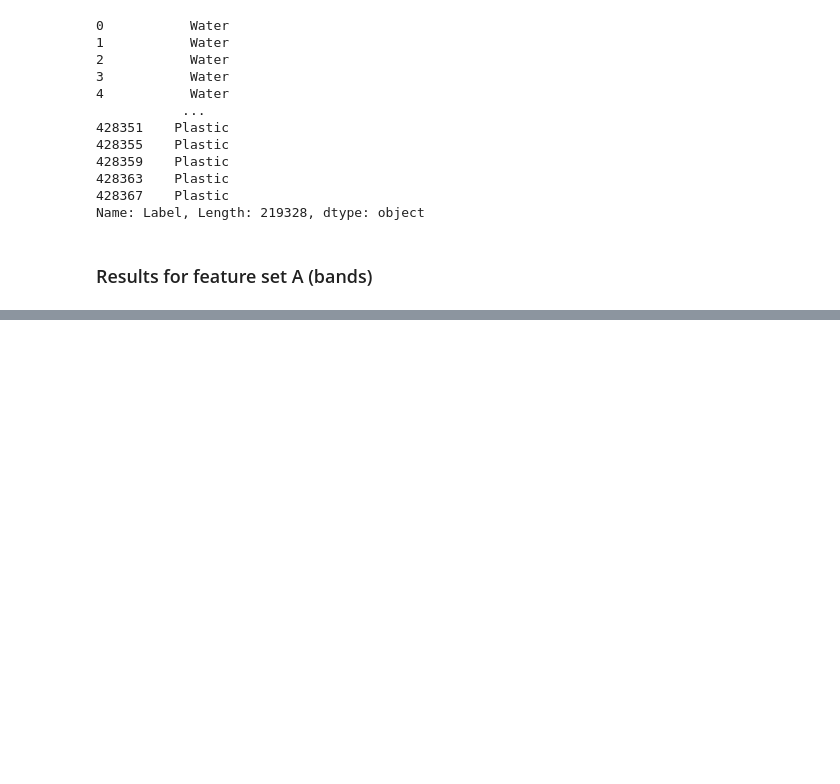
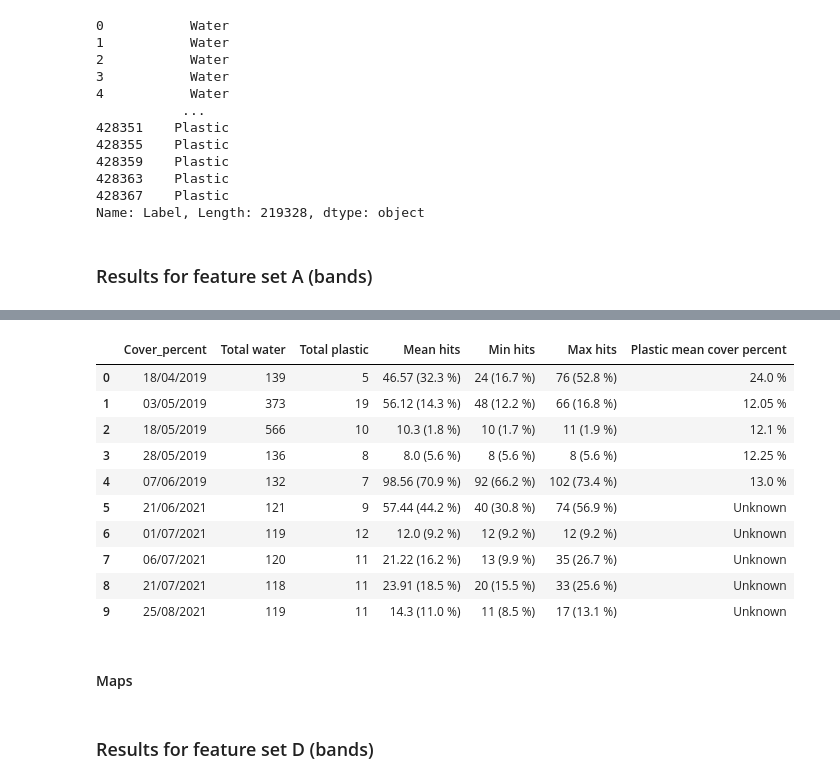
Before and after one commit to ufrgs-rescue/plastic_map, a Jupyter notebook: main.ipynb, the cells around one changed output, grey strips where cells are left out. Drawn from its saved outputs; the diff is of its cells as text; code cells hidden in the pictures; blank space fills up the shorter version.

```diff
--- a/main.ipynb
+++ b/main.ipynb
@@ -3871,0 +4116,6 @@ Name: Label, Length: 219328, dtype: object
+# %%
+assessment, errors, hits, confusion_matrices, acc, b_acc, f1_macro, f1_weighted, fbeta_macro, fbeta_weighted, pr_macro, rc_macro, pr_weighted, rc_weighted = rsdata_classification.multilayer_perceptron(dart_subdatasets['plastic_and_water'][feature_sets[2]],
+                                                                                            dart_subdatasets['plastic_and_water']['Label'],
+                                                                                            usgs_subdatasets['plastic_and_water'][feature_sets[2]],
+                                                                                            usgs_subdatasets['plastic_and_water']['Label'],
+                                                                                            100)
@@ -3871,0 +4172,3 @@ Name: Label, Length: 219328, dtype: object
+# %%
+stats_by_polymer, stats_by_label_year, stats_by_plastic_cover_percent, stats_by_date = rsdata_classification.stats_classification(assessment, usgs_subdatasets['plastic_and_water'])
+stats_by_polymer
@@ -3871,0 +4198,16 @@ Name: Label, Length: 219328, dtype: object
+# %%
+stats_by_date
+# %% [output]
+|  | Cover_percent | Total water | Total plastic | Mean hits | Min hits | Max hits | Plastic mean cover percent |
+| 0 | 18/04/2019 | 139 | 5 | 46.57 (32.3 %) | 24 (16.7 %) | 76 (52.8 %) | 24.0 % |
+| 1 | 03/05/2019 | 373 | 19 | 56.12 (14.3 %) | 48 (12.2 %) | 66 (16.8 %) | 12.05 % |
+| 2 | 18/05/2019 | 566 | 10 | 10.3 (1.8 %) | 10 (1.7 %) | 11 (1.9 %) | 12.1 % |
+| 3 | 28/05/2019 | 136 | 8 | 8.0 (5.6 %) | 8 (5.6 %) | 8 (5.6 %) | 12.25 % |
+| 4 | 07/06/2019 | 132 | 7 | 98.56 (70.9 %) | 92 (66.2 %) | 102 (73.4 %) | 13.0 % |
+| 5 | 21/06/2021 | 121 | 9 | 57.44 (44.2 %) | 40 (30.8 %) | 74 (56.9 %) | Unknown |
+| 6 | 01/07/2021 | 119 | 12 | 12.0 (9.2 %) | 12 (9.2 %) | 12 (9.2 %) | Unknown |
+| 7 | 06/07/2021 | 120 | 11 | 21.22 (16.2 %) | 13 (9.9 %) | 35 (26.7 %) | Unknown |
+| 8 | 21/07/2021 | 118 | 11 | 23.91 (18.5 %) | 20 (15.5 %) | 33 (25.6 %) | Unknown |
+| 9 | 25/08/2021 | 119 | 11 | 14.3 (11.0 %) | 11 (8.5 %) | 17 (13.1 %) | Unknown |
+# %% [markdown]
+#### Maps
@@ -3871,0 +4225,2 @@ Name: Label, Length: 219328, dtype: object
+# %% [markdown]
+### Results for feature set D (bands)
```
Also changed, not shown: parts of 47 cells of this notebook, 2 other files.
